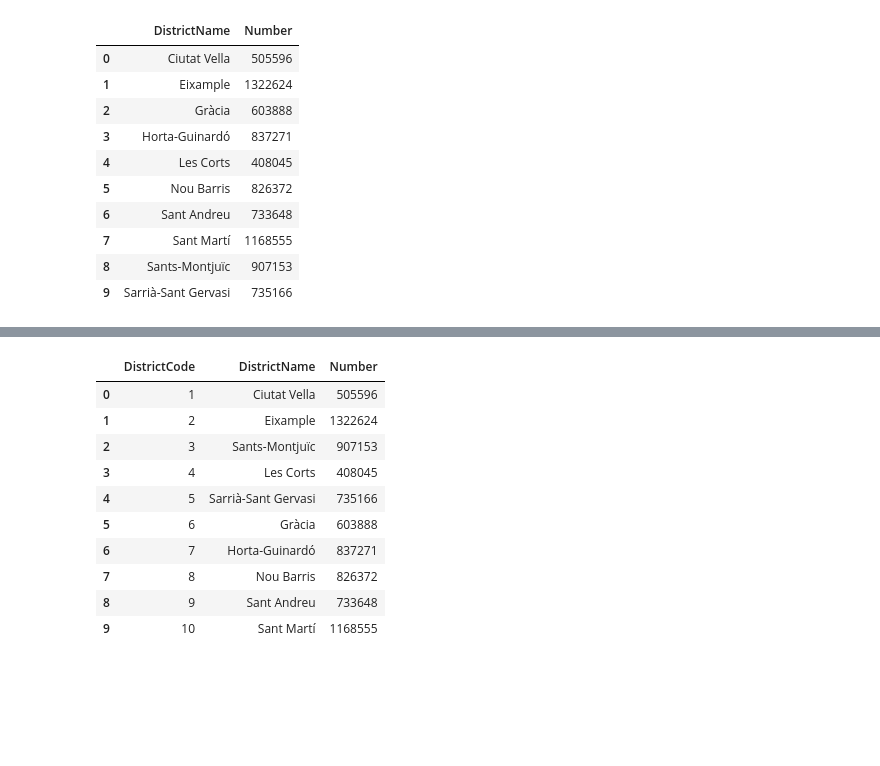
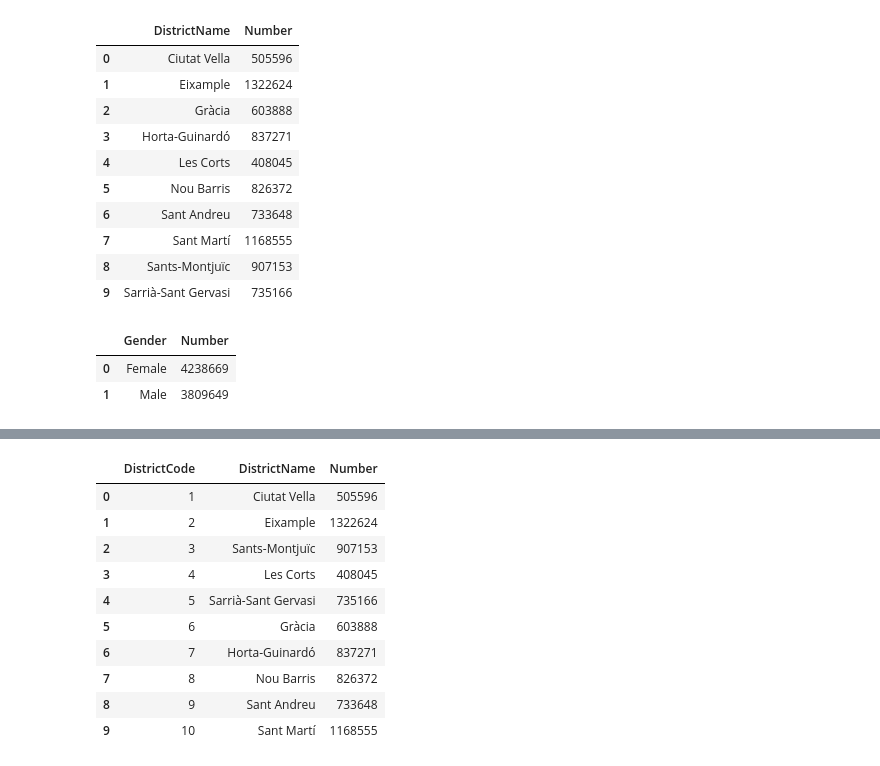
Before and after one commit to AlfaisalGassim/Barcelona_EDA, a Jupyter notebook: exploration.ipynb, the cells around one changed output, grey strips where cells are left out. Drawn from its saved outputs; the diff is of its cells as text; code cells hidden in the pictures; blank space fills up the shorter version.

```diff
--- a/exploration.ipynb
+++ b/exploration.ipynb
@@ -126,3 +130,9 @@ dtype: object
 | 7 | Sant Martí | 1168555 |
 | 8 | Sants-Montjuïc | 907153 |
 | 9 | Sarrià-Sant Gervasi | 735166 |
+# %%
+(popul_data.groupby("Gender")["Number"].sum()).to_frame().reset_index()
+# %% [output]
+|  | Gender | Number |
+| 0 | Female | 4238669 |
+| 1 | Male | 3809649 |
```
Also changed, not shown: parts of 4 cells of this notebook.
